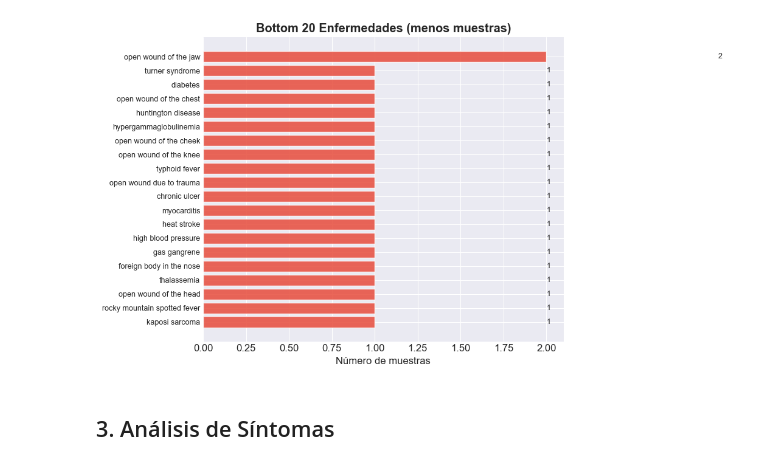
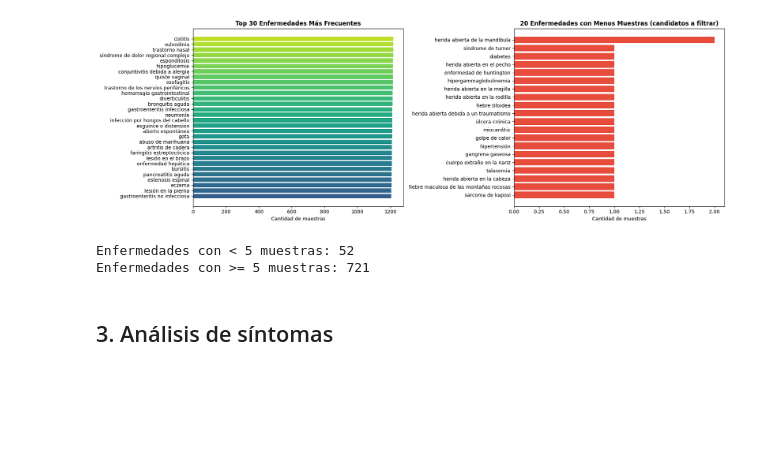
Before and after one commit to alejohouse/bootcamp-triaje-prediccion, a Jupyter notebook: notebooks/01_eda_diseases.ipynb, the cells around one changed output. Saved outputs shown, nothing was run; the diff lists cells and outputs as text; code cells hidden in the pictures; blank space fills up the shorter version.

```diff
--- a/notebooks/01_eda_diseases.ipynb
+++ b/notebooks/01_eda_diseases.ipynb
@@ -80,0 +30,13 @@ Filas duplicadas: 57,298
+# %%
+# Carga completa (puede tardar ~2 min por tamaño del archivo)
+print('Cargando dataset...')
+df = pd.read_excel(ENFERMEDAD_XLSX)
+df['enfermedad'] = df['enfermedad'].str.strip().str.lower()
+
+sintoma_cols = [c for c in df.columns if c != 'enfermedad']
+
+print(f'Filas:      {df.shape[0]:,}')
+print(f'Columnas:   {df.shape[1]:,}')
+print(f'Síntomas:   {len(sintoma_cols)}')
+print(f'Enfermedades únicas: {df["enfermedad"].nunique()}')
+df.head(3)
@@ -119,22 +56,29 @@ print(f'   Min: {disease_counts.min()}, Max: {disease_counts.max()}, Media: {dis
-# %%
-# Bottom 20 enfermedades (menos muestras)
-bottom20 = disease_counts.tail(20)
-
-fig, ax = plt.subplots(figsize=(12, 6))
-bars = ax.barh(range(len(bottom20)), bottom20.values, color=COLORS[2], edgecolor='white', alpha=0.85)
-ax.set_yticks(range(len(bottom20)))
-ax.set_yticklabels(bottom20.index, fontsize=9)
-ax.set_xlabel('Número de muestras')
-ax.set_title('Bottom 20 Enfermedades (menos muestras)', fontweight='bold')
-ax.invert_yaxis()
-
-for bar, val in zip(bars, bottom20.values):
-    ax.text(val + 1, bar.get_y() + bar.get_height()/2, str(val), va='center', fontsize=9)
-
-plt.tight_layout()
-plt.savefig('../outputs/01_bottom20_enfermedades.png', dpi=150, bbox_inches='tight')
-plt.show()
-# %% [output]
-[figure, removed]
+# %%
+top_n = 30
+conteos = df['enfermedad'].value_counts()
+
+fig, axes = plt.subplots(1, 2, figsize=(18, 6))
+
+# Top 30
+top30 = conteos.head(top_n)
+axes[0].barh(top30.index[::-1], top30.values[::-1],
+             color=plt.cm.viridis(np.linspace(0.3, 0.9, top_n)))
+axes[0].set_xlabel('Cantidad de muestras')
+axes[0].set_title(f'Top {top_n} Enfermedades Más Frecuentes', fontweight='bold')
+
+# Bottom 20
+bot20 = conteos.tail(20)
+axes[1].barh(bot20.index[::-1], bot20.values[::-1], color='#e74c3c')
+axes[1].set_xlabel('Cantidad de muestras')
+axes[1].set_title('20 Enfermedades con Menos Muestras (candidatos a filtrar)', fontweight='bold')
+
+plt.tight_layout()
+plt.show()
+print(f'\nEnfermedades con < 5 muestras: {(conteos < 5).sum()}')
+print(f'Enfermedades con >= 5 muestras: {(conteos >= 5).sum()}')
+# %% [output]
+[figure, added]
+Enfermedades con < 5 muestras: 52
+Enfermedades con >= 5 muestras: 721
 # %% [markdown]
-## 3. Análisis de Síntomas
+## 3. Análisis de síntomas
```
Also changed, not shown: parts of 27 cells of this notebook, 41 other files.
